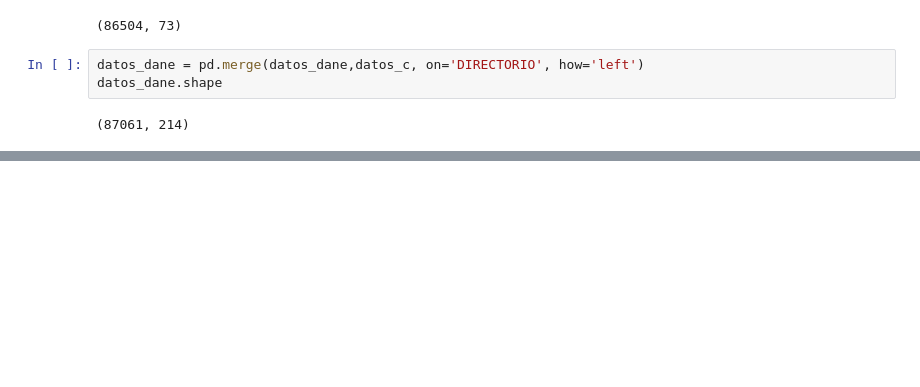
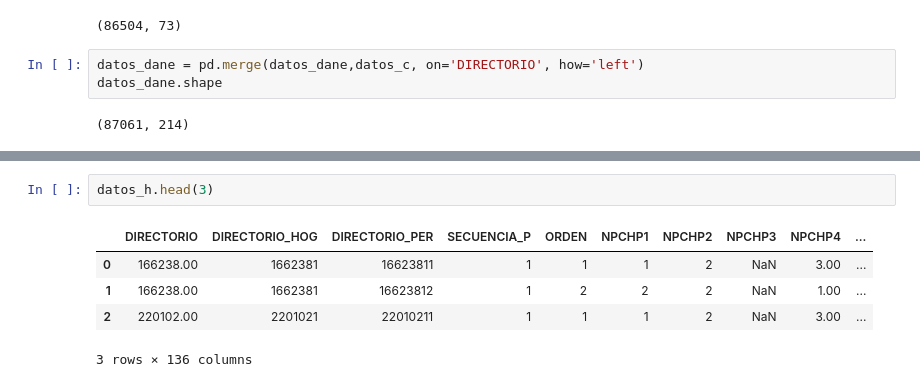
Before and after one commit to Julidmz/Data_Inmersion, a Jupyter notebook: DATA_INMERSION_AULA_3.ipynb, the cells around one changed output, grey strips where cells are left out. Cells and saved outputs as stored; diff of their text form; blank space fills up the shorter version.

```diff
--- a/DATA_INMERSION_AULA_3.ipynb
+++ b/DATA_INMERSION_AULA_3.ipynb
@@ -281,0 +335,8 @@ datos_dane.shape
+# %%
+datos_h.head(3)
+# %% [output]
+|  | DIRECTORIO | DIRECTORIO_HOG | DIRECTORIO_PER | SECUENCIA_P | ORDEN | NPCHP1 | NPCHP2 | NPCHP3 | NPCHP4 | ... |
+| 0 | 166238.00 | 1662381 | 16623811 | 1 | 1 | 1 | 2 | NaN | 3.00 | ... |
+| 1 | 166238.00 | 1662381 | 16623812 | 1 | 2 | 2 | 2 | NaN | 1.00 | ... |
+| 2 | 220102.00 | 2201021 | 22010211 | 1 | 1 | 1 | 2 | NaN | 3.00 | ... |
+3 rows × 136 columns
```
Also changed, not shown: parts of 19 cells of this notebook.
